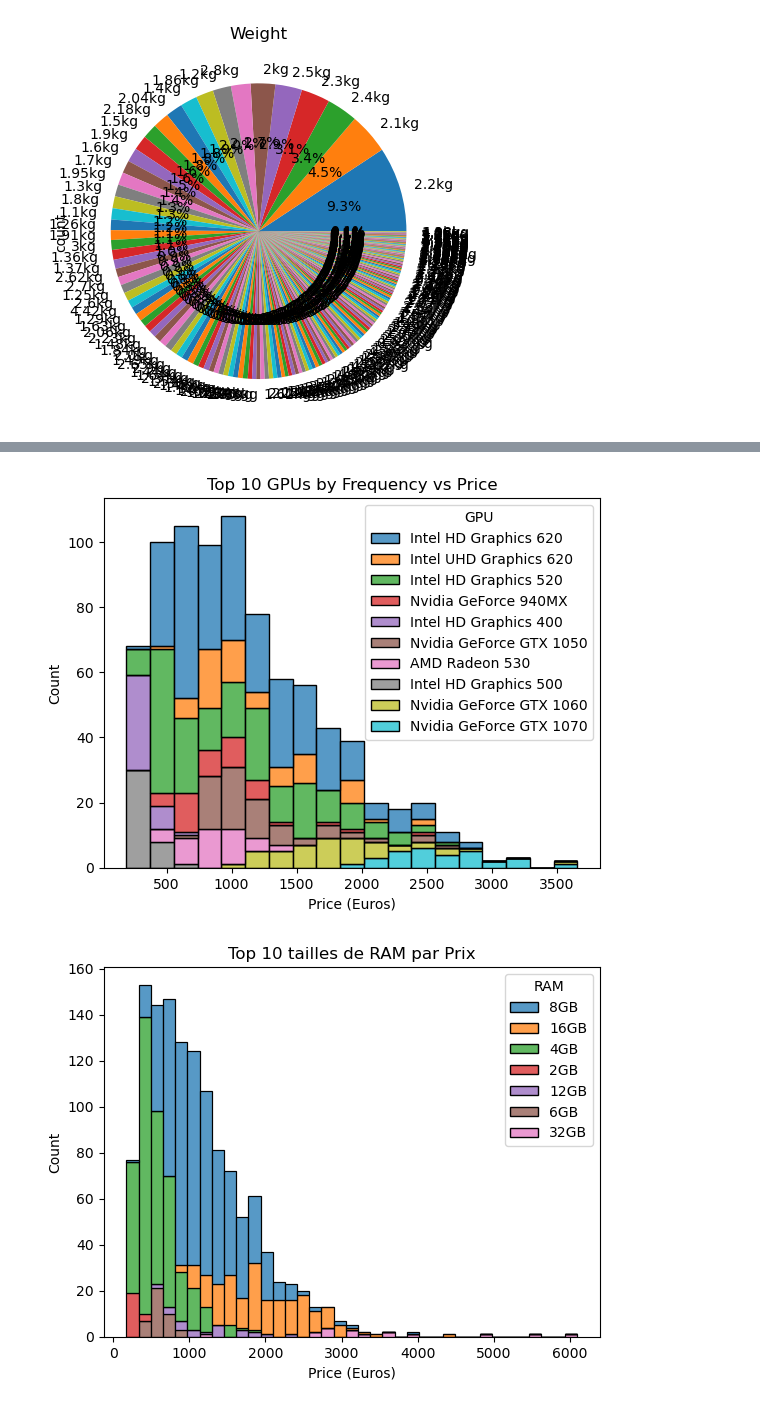
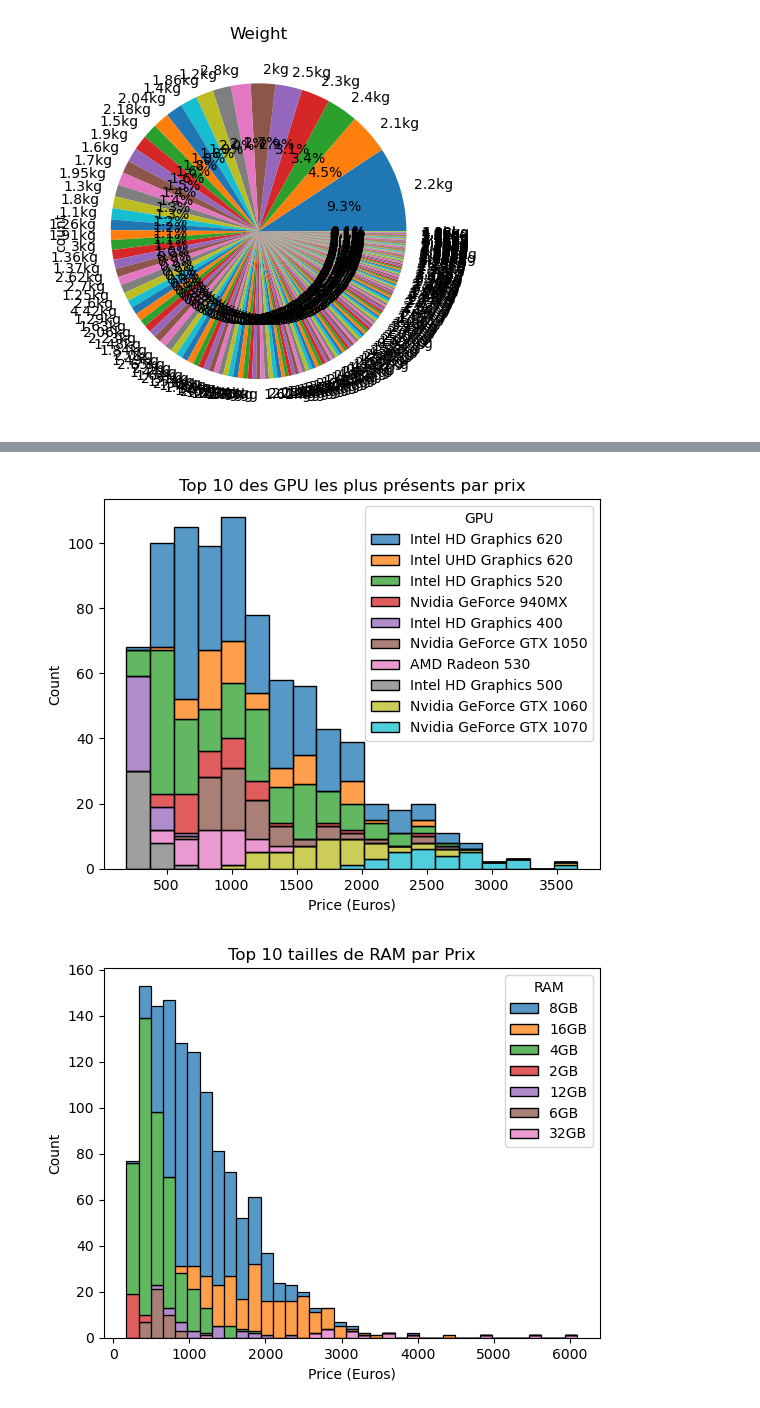
Before and after one commit to SnowZucc/Laptops-Data-Regression, a Jupyter notebook: data_analysis.ipynb, the cells around one changed output, grey strips where cells are left out. Saved outputs shown, nothing was run; the diff lists cells and outputs as text; code cells hidden in the pictures.

```diff
--- a/data_analysis.ipynb
+++ b/data_analysis.ipynb
@@ -99,14 +322,13 @@ for column in laptop_data.columns:
 # %%
-# get the top 10 most common GPUs
+# Séparation du top 10 des GPU (sinon le graphique est illisible)
 top_10_gpus = laptop_data['GPU'].value_counts().head(10).index.tolist()
 
-# filter the dataframe to only include the top 10 GPUs
+# Nouveau dataframe avec uniquement les 10 GPU les plus fréquents
 laptop_data_top_10_gpus = laptop_data[laptop_data['GPU'].isin(top_10_gpus)]
 
-# create a histogram of GPU vs Price
 sns.histplot(data=laptop_data_top_10_gpus, x='Price (Euros)', hue='GPU', multiple='stack')
-plt.title('Top 10 GPUs by Frequency vs Price')
+plt.title('Top 10 des GPU les plus présents par prix')
 plt.show()
 # %% [output]
-[figure, old version]
+[figure, new version]
 # %%
```
Also changed, not shown: parts of 69 cells of this notebook.
